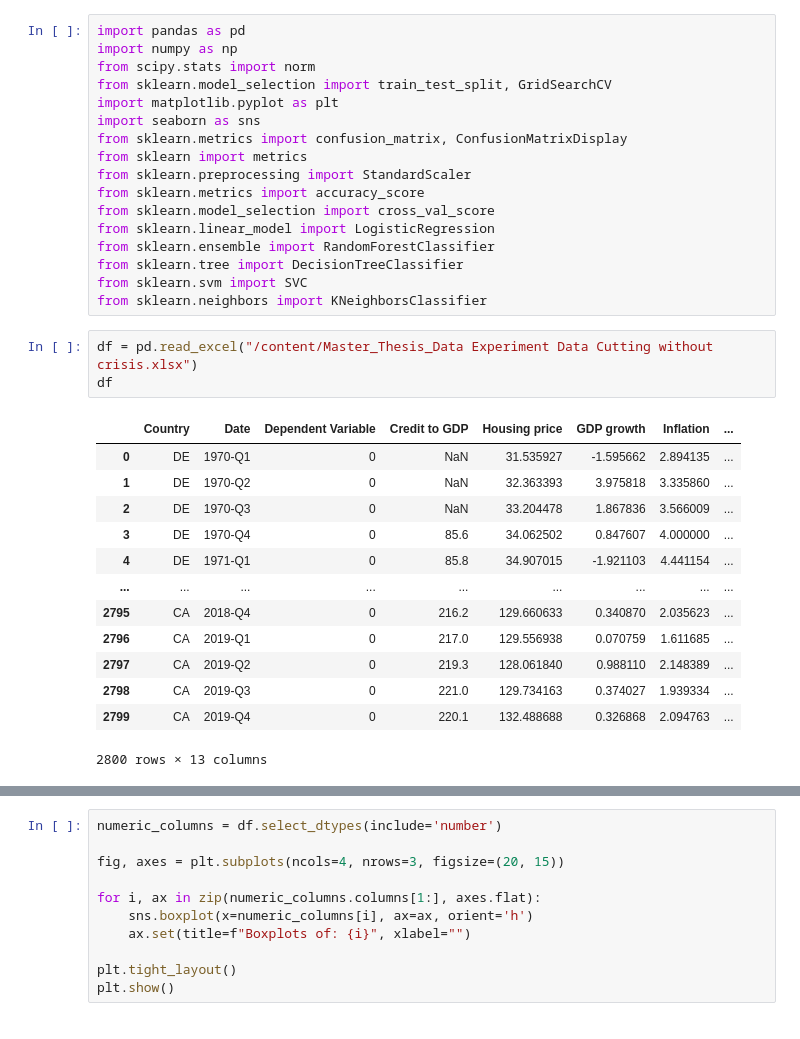
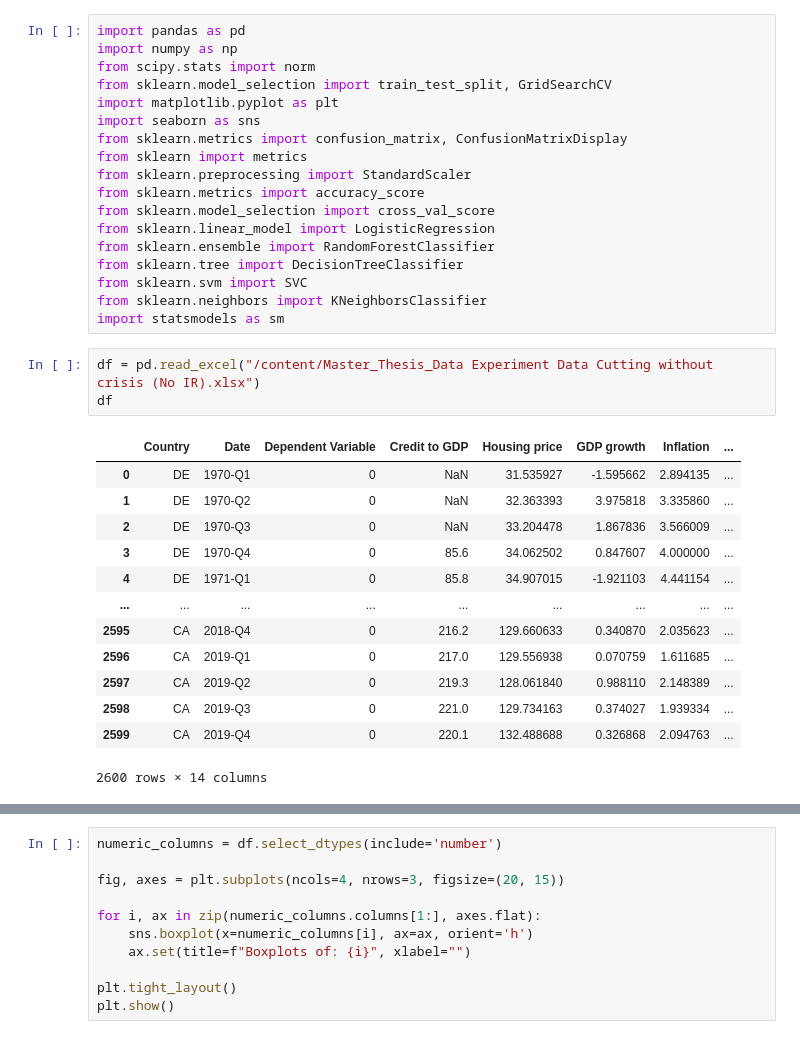
Before and after one commit to FinNijatTech/ML-algorithms-as-EWM-for-Economic-Crisis, a Jupyter notebook: Master_Thesis_Project.ipynb, the cells around one changed output, grey strips where cells are left out. Cells and saved outputs as stored; diff of their text form.

```diff
--- a/Master_Thesis_Project.ipynb
+++ b/Master_Thesis_Project.ipynb
@@ -17,21 +17,22 @@ from sklearn.ensemble import RandomForestClassifier
 from sklearn.tree import DecisionTreeClassifier
 from sklearn.svm import SVC
 from sklearn.neighbors import KNeighborsClassifier
+import statsmodels as sm
 # %%
-df = pd.read_excel("/content/Master_Thesis_Data Experiment Data Cutting without crisis.xlsx")
+df = pd.read_excel("/content/Master_Thesis_Data Experiment Data Cutting without crisis (No IR).xlsx")
 df
 # %% [output]
 |  | Country | Date | Dependent Variable | Credit to GDP | Housing price | GDP growth | Inflation | ... |
 | 0 | DE | 1970-Q1 | 0 | NaN | 31.535927 | -1.595662 | 2.894135 | ... |
 | 1 | DE | 1970-Q2 | 0 | NaN | 32.363393 | 3.975818 | 3.335860 | ... |
 | 2 | DE | 1970-Q3 | 0 | NaN | 33.204478 | 1.867836 | 3.566009 | ... |
 | 3 | DE | 1970-Q4 | 0 | 85.6 | 34.062502 | 0.847607 | 4.000000 | ... |
 | 4 | DE | 1971-Q1 | 0 | 85.8 | 34.907015 | -1.921103 | 4.441154 | ... |
 | ... | ... | ... | ... | ... | ... | ... | ... | ... |
-| 2795 | CA | 2018-Q4 | 0 | 216.2 | 129.660633 | 0.340870 | 2.035623 | ... |
-| 2796 | CA | 2019-Q1 | 0 | 217.0 | 129.556938 | 0.070759 | 1.611685 | ... |
-| 2797 | CA | 2019-Q2 | 0 | 219.3 | 128.061840 | 0.988110 | 2.148389 | ... |
-| 2798 | CA | 2019-Q3 | 0 | 221.0 | 129.734163 | 0.374027 | 1.939334 | ... |
-| 2799 | CA | 2019-Q4 | 0 | 220.1 | 132.488688 | 0.326868 | 2.094763 | ... |
+| 2595 | CA | 2018-Q4 | 0 | 216.2 | 129.660633 | 0.340870 | 2.035623 | ... |
+| 2596 | CA | 2019-Q1 | 0 | 217.0 | 129.556938 | 0.070759 | 1.611685 | ... |
+| 2597 | CA | 2019-Q2 | 0 | 219.3 | 128.061840 | 0.988110 | 2.148389 | ... |
+| 2598 | CA | 2019-Q3 | 0 | 221.0 | 129.734163 | 0.374027 | 1.939334 | ... |
+| 2599 | CA | 2019-Q4 | 0 | 220.1 | 132.488688 | 0.326868 | 2.094763 | ... |
-2800 rows × 13 columns
+2600 rows × 14 columns
 # %%
```
Also changed, not shown: parts of 79 cells of this notebook.
